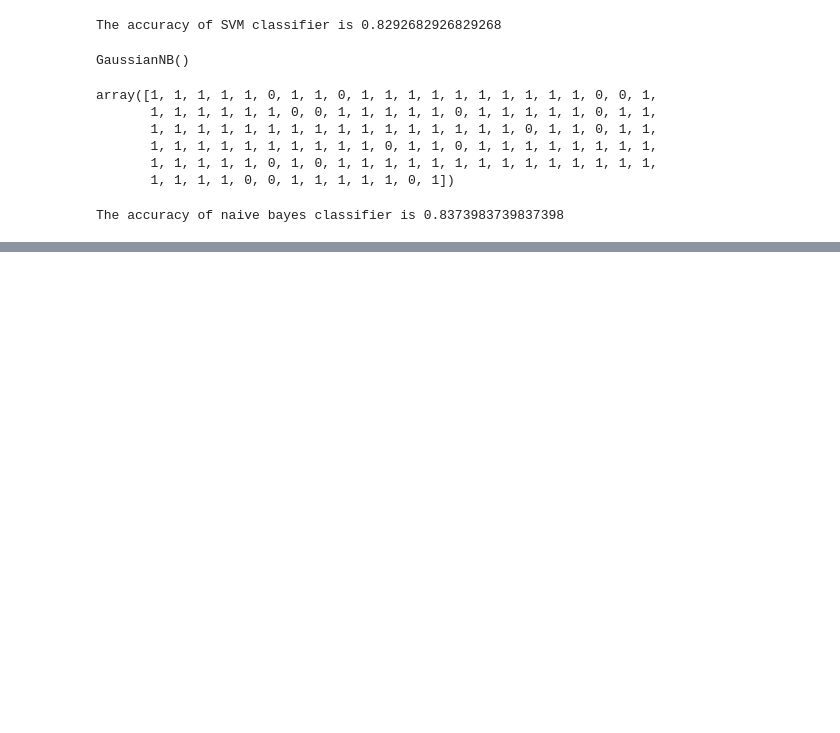
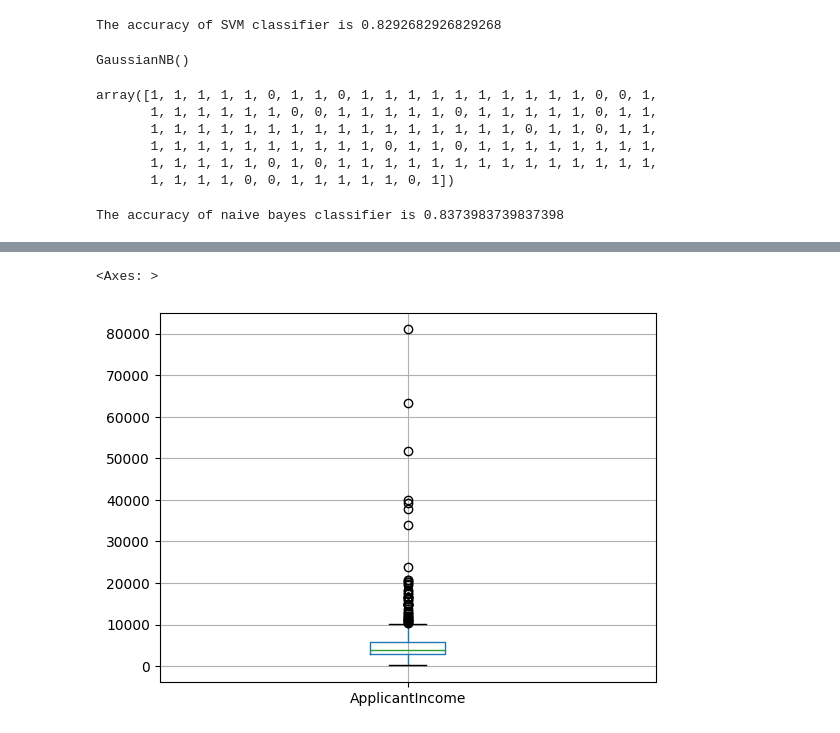
Before and after one commit to funmilola09/Loan_Approval_Prediction, a Jupyter notebook: loan_predictor_data_exploration.ipynb, the cells around one changed output, grey strips where cells are left out. Cells and saved outputs as stored; diff of their text form; code cells hidden in the pictures; blank space fills up the shorter version.

```diff
--- a/loan_predictor_data_exploration.ipynb
+++ b/loan_predictor_data_exploration.ipynb
@@ -441,0 +527,5 @@ The accuracy of naive bayes classifier is 0.8373983739837398
+# %%
+test_data.boxplot(column="ApplicantIncome")
+# %% [output]
+<Axes: >
+[figure, added]
```
Also changed, not shown: parts of 21 cells of this notebook.
